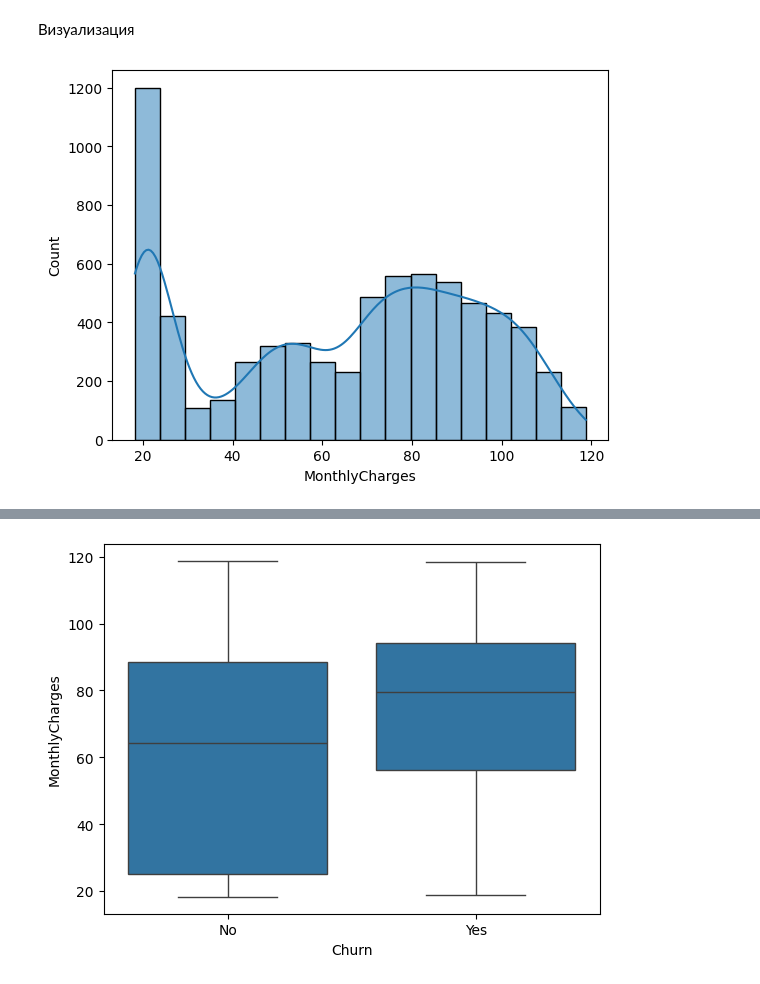
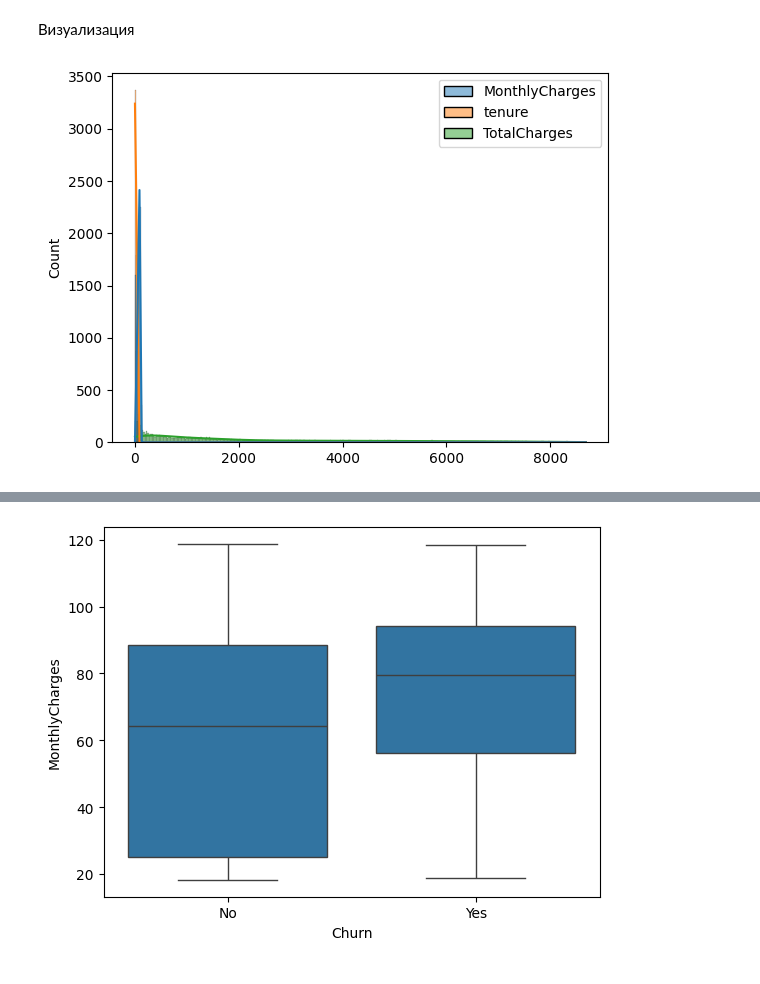
Before and after one commit to MederbekTuratbekov/ml_TelcoCustomers, a Jupyter notebook: TelcoCustomers/TelcoCustomers.ipynb, the cells around one changed output, grey strips where cells are left out. Cells and saved outputs as stored; diff of their text form; code cells hidden in the pictures.

```diff
--- a/TelcoCustomers/TelcoCustomers.ipynb
+++ b/TelcoCustomers/TelcoCustomers.ipynb
@@ -162,2 +88,12 @@ Churn: 0
-# %%
-df['TotalCharges'] = df['TotalCharges'].fillna(df['TotalCharges'].mode())[0]
+# %%
+# Меняем пробелы (' ') на NaN
+df['TotalCharges'] = df['TotalCharges'].replace(' ', np.nan)
+
+df['TotalCharges'] = pd.to_numeric(df['TotalCharges'], errors='coerce')
+
+df['TotalCharges'] = df['TotalCharges'].fillna(df['TotalCharges'].mode()[0])
+
+for i in df.columns:
+    print(f"{i} (пробелы): {(df[i] == ' ').sum()}")
+
+print(f"TotalCharges (NaN): {df['TotalCharges'].isna().sum()}")
@@ -264,7 +219,8 @@ Name: TotalCharges, dtype: float64
 # %% [markdown]
 Визуализация
 # %%
-sns.histplot(df['MonthlyCharges'], kde=True)
+#13. hist / distplot по MonthlyCharges, tenure, TotalCharges.
+sns.histplot(df[['MonthlyCharges', 'tenure', 'TotalCharges']], kde=True)
 plt.show()
 # %% [output]
-[figure, old version]
+[figure, new version]
```
Also changed, not shown: parts of 75 cells of this notebook, 4 other files.
